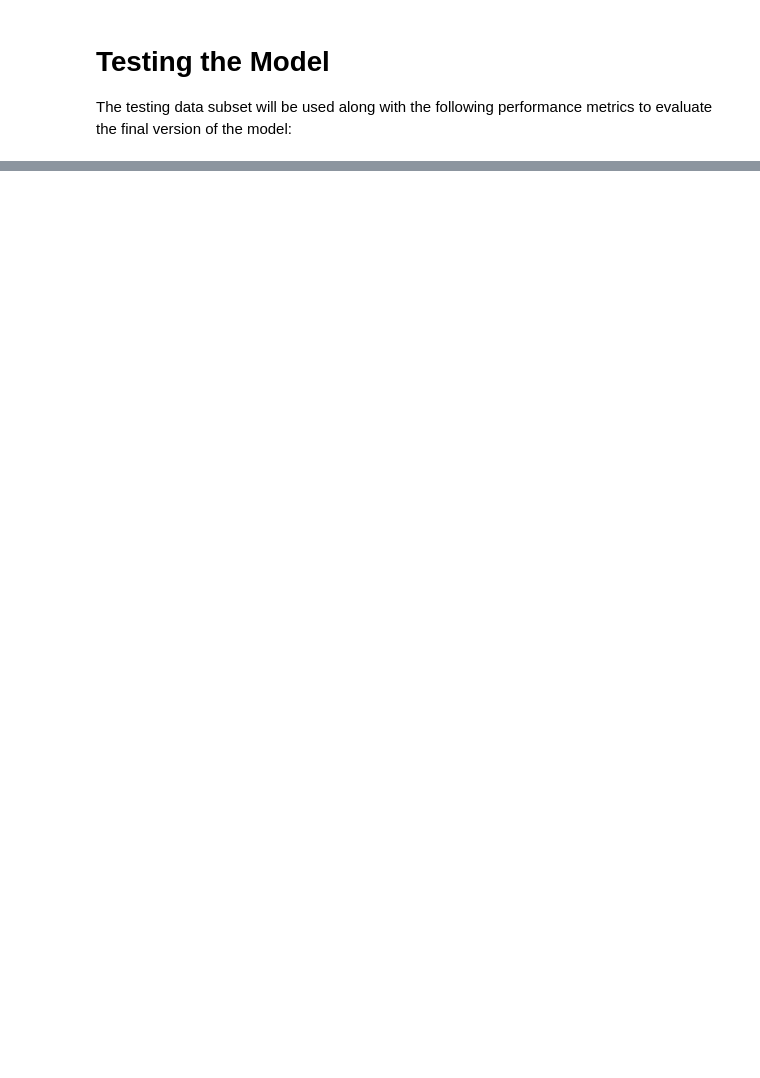
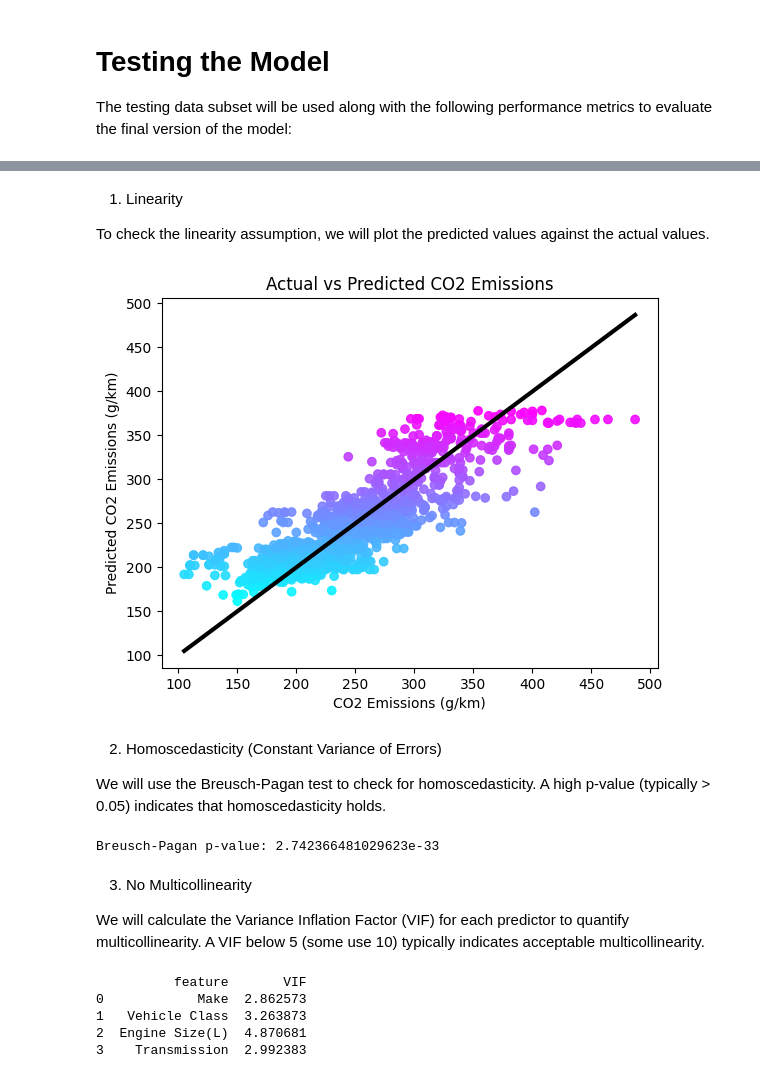
Before and after one commit to timid-angel/co2-emissions-prediction-model, a Jupyter notebook: Vectorized_Implementation.ipynb, the cells around one changed output, grey strips where cells are left out. Cells and saved outputs as stored; diff of their text form; code cells hidden in the pictures; blank space fills up the shorter version.

```diff
--- a/Vectorized_Implementation.ipynb
+++ b/Vectorized_Implementation.ipynb
@@ -463,0 +264,53 @@ print(f'Coefficient of Determination (R^2): {R_squared}')
+# %% [markdown]
+1. Linearity
+
+To check the linearity assumption, we will plot the predicted values against the actual values.
+# %%
+import matplotlib.pyplot as plt
+
+predictions = model.predict(test_x)
+value_range = [test_y.min(), test_y.max()]
+
+# We Compare the predicted values and the actual values
+plt.scatter(test_y, predictions, c=predictions, cmap="cool", alpha=0.9)
+plt.plot(value_range, value_range, lw="3", color="black")
+plt.xlabel("CO2 Emissions (g/km)")
+plt.ylabel("Predicted CO2 Emissions (g/km)")
+plt.title("Actual vs Predicted CO2 Emissions")
+plt.show()
+# %% [output]
+[figure, added]
+# %% [markdown]
+2. Homoscedasticity (Constant Variance of Errors)
+
+We will use the Breusch-Pagan test to check for homoscedasticity. A high p-value (typically > 0.05) indicates that homoscedasticity holds.
+# %%
+
+model = sm.OLS(train_y, sm.add_constant(train_x)).fit()
+
+# Perform Breusch-Pagan test
+bp_test = het_breuschpagan(model.resid, model.model.exog)
+p_value = bp_test[1]
+print("Breusch-Pagan p-value:", p_value)
+# %% [output]
+Breusch-Pagan p-value: 2.742366481029623e-33
+# %% [markdown]
+3. No Multicollinearity
+
+We will calculate the Variance Inflation Factor (VIF) for each predictor to quantify multicollinearity. A VIF below 5 (some use 10) typically indicates acceptable multicollinearity.
+# %%
+
+train_x = pd.DataFrame(train_x, columns=["Make", 'Vehicle Class', 'Engine Size(L)', 'Transmission'])
+
+# Calculate VIF
+vif_data = pd.DataFrame()
+vif_data["feature"] = train_x.columns
+vif_data["VIF"] = [variance_inflation_factor(train_x.values, i) for i in range(train_x.shape[1])]
+
+print(vif_data)
+# %% [output]
+          feature       VIF
+0            Make  2.862573
+1   Vehicle Class  3.263873
+2  Engine Size(L)  4.870681
+3    Transmission  2.992383
```
Also changed, not shown: parts of 40 cells of this notebook.
